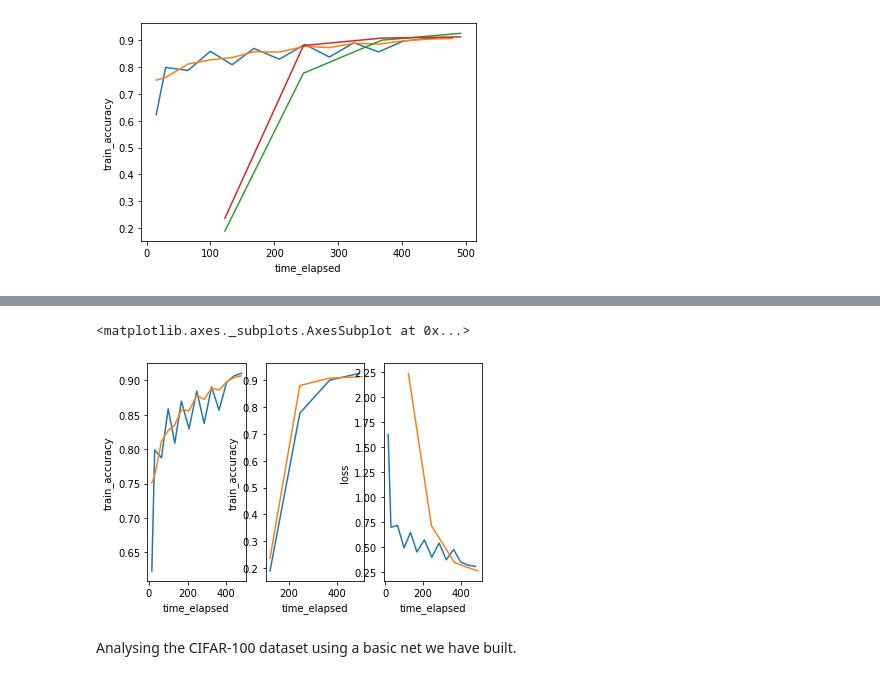
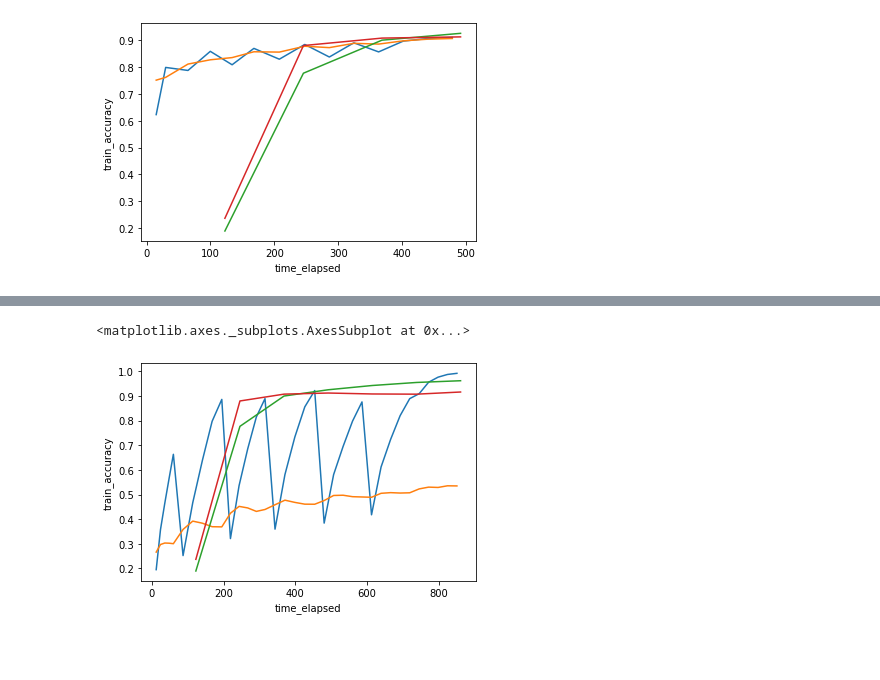
Before and after one commit to runnily/forward-thinking, a Jupyter notebook: forward_thinking_results.ipynb, the cells around one changed output, grey strips where cells are left out. Drawn from its saved outputs; the diff is of its cells as text; code cells hidden in the pictures; blank space fills up the shorter version.

```diff
--- a/forward_thinking_results.ipynb
+++ b/forward_thinking_results.ipynb
@@ -94,0 +135,3 @@ sns.lineplot(x="time_elapsed", y="test_accuracy", data=bp_svhn_, ax=ax)
+# %%
+ft_cifar_100 = pd.read_csv("utils/recorded-accuracy/ft-cifar-100.csv")
+ft_cifar_100.head()
@@ -94,0 +145,4 @@ sns.lineplot(x="time_elapsed", y="test_accuracy", data=bp_svhn_, ax=ax)
+# %%
+bp_cifar_100 = pd.read_csv("utils/recorded-accuracy/bp-svhn.csv")
+bp_cifar_100_ = bp_cifar_100[bp_cifar_100['time_elapsed'] < 900]
+bp_cifar_100_.head()
@@ -95,13 +156,9 @@ sns.lineplot(x="time_elapsed", y="test_accuracy", data=bp_svhn_, ax=ax)
 # %%
-fig, axs = plt.subplots(ncols=3)
-sns.lineplot(x="time_elapsed", y="train_accuracy", data=ft_svhn, ax=axs[0])
-sns.lineplot(x="time_elapsed", y="test_accuracy", data=ft_svhn, ax=axs[0])
-sns.lineplot(x="time_elapsed", y="train_accuracy", data=bp_svhn_, ax=axs[1])
-sns.lineplot(x="time_elapsed", y="test_accuracy", data=bp_svhn_, ax=axs[1])
-sns.lineplot(x="time_elapsed", y="loss", data=ft_svhn, ax=axs[2])
-sns.lineplot(x="time_elapsed", y="loss", data=bp_svhn_, ax=axs[2])
+fig, ax = plt.subplots()
+sns.lineplot(x="time_elapsed", y="train_accuracy", data=ft_cifar_100, ax=ax)
+sns.lineplot(x="time_elapsed", y="test_accuracy", data=ft_cifar_100, ax=ax)
+sns.lineplot(x="time_elapsed", y="train_accuracy", data=bp_cifar_100_, ax=ax)
+sns.lineplot(x="time_elapsed", y="test_accuracy", data=bp_cifar_100_, ax=ax)
 # %% [output]
 <matplotlib.axes._subplots.AxesSubplot at 0x...>
-[figure, old version]
+[figure, new version]
-# %% [markdown]
-Analysing the CIFAR-100 dataset using a basic net we have built.
```
Also changed, not shown: parts of 7 cells of this notebook.
